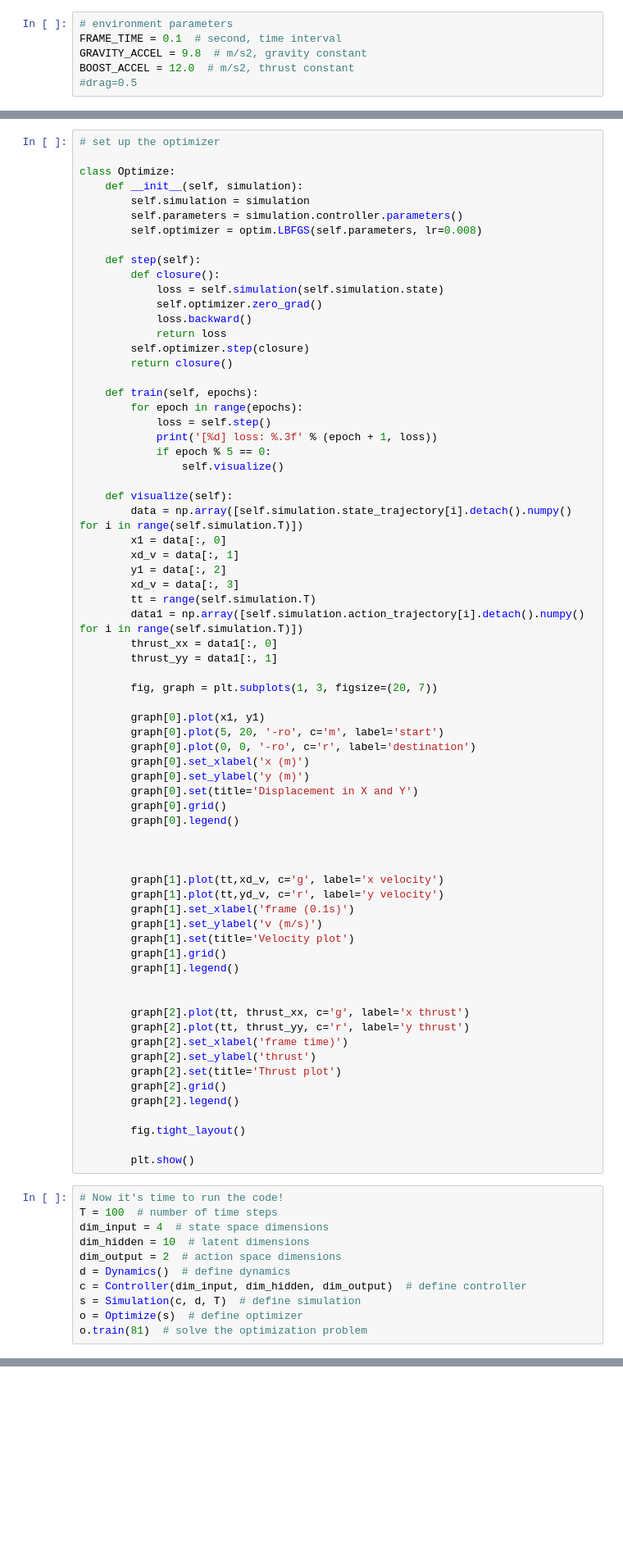
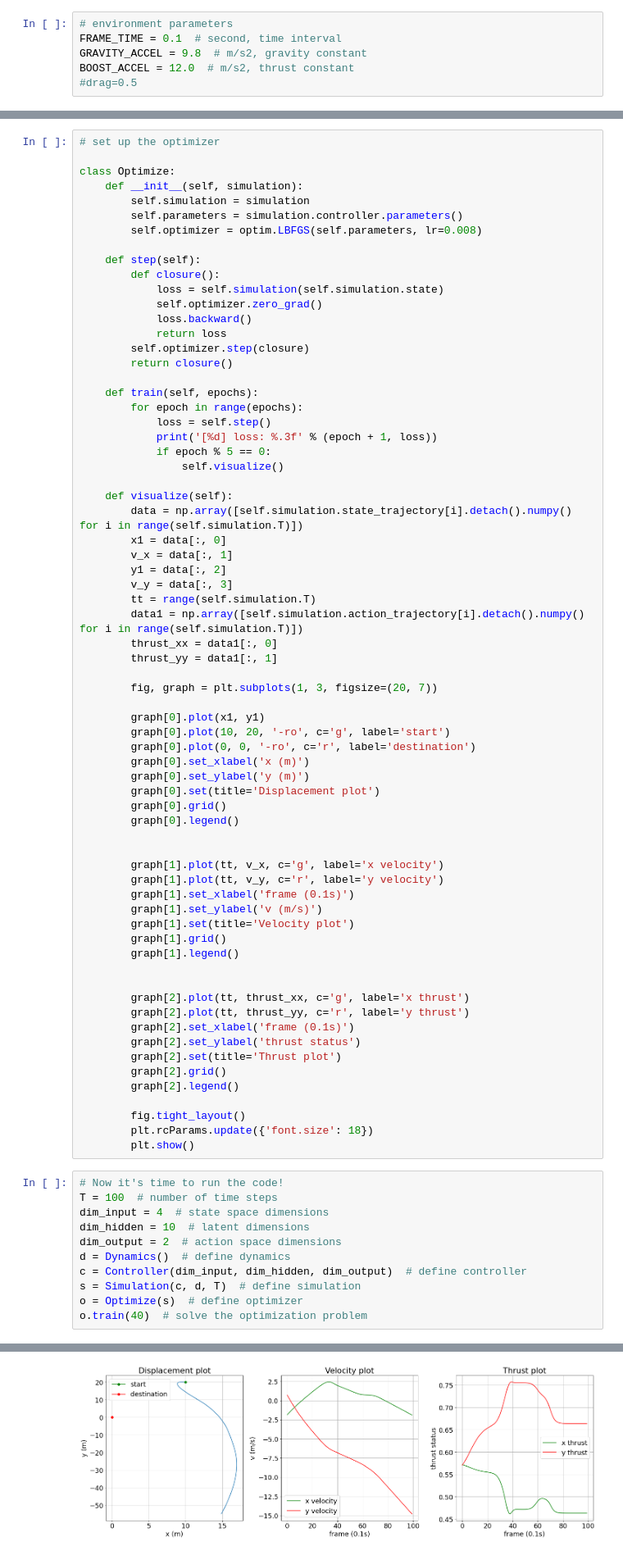
Before and after one commit to Yoneshwar/MAE-598-Design-Optimizations-Class-works, a Jupyter notebook: Project 1 NEW.ipynb, the cells around one changed output, grey strips where cells are left out. Shown at 82% size. Saved outputs shown, nothing was run; the diff lists cells and outputs as text; blank space fills up the shorter version.

```diff
--- a/Project 1 NEW.ipynb
+++ b/Project 1 NEW.ipynb
@@ -194,9 +194,9 @@ class Optimize:
     def visualize(self):
         data = np.array([self.simulation.state_trajectory[i].detach().numpy() for i in range(self.simulation.T)])
         x1 = data[:, 0]
-        xd_v = data[:, 1]
+        v_x = data[:, 1]
         y1 = data[:, 2]
-        xd_v = data[:, 3]
+        v_y = data[:, 3]
         tt = range(self.simulation.T)
         data1 = np.array([self.simulation.action_trajectory[i].detach().numpy() for i in range(self.simulation.T)])
         thrust_xx = data1[:, 0]
@@ -205,18 +205,17 @@ class Optimize:
         fig, graph = plt.subplots(1, 3, figsize=(20, 7))
 
         graph[0].plot(x1, y1)
-        graph[0].plot(5, 20, '-ro', c='m', label='start')
+        graph[0].plot(10, 20, '-ro', c='g', label='start')
         graph[0].plot(0, 0, '-ro', c='r', label='destination')
         graph[0].set_xlabel('x (m)')
         graph[0].set_ylabel('y (m)')
-        graph[0].set(title='Displacement in X and Y')
+        graph[0].set(title='Displacement plot')
         graph[0].grid()
         graph[0].legend()
 
 
-
-        graph[1].plot(tt,xd_v, c='g', label='x velocity')
-        graph[1].plot(tt,yd_v, c='r', label='y velocity')
+        graph[1].plot(tt, v_x, c='g', label='x velocity')
+        graph[1].plot(tt, v_y, c='r', label='y velocity')
         graph[1].set_xlabel('frame (0.1s)')
         graph[1].set_ylabel('v (m/s)')
         graph[1].set(title='Velocity plot')
@@ -226,14 +225,14 @@ class Optimize:
 
         graph[2].plot(tt, thrust_xx, c='g', label='x thrust')
         graph[2].plot(tt, thrust_yy, c='r', label='y thrust')
-        graph[2].set_xlabel('frame time)')
-        graph[2].set_ylabel('thrust')
+        graph[2].set_xlabel('frame (0.1s)')
+        graph[2].set_ylabel('thrust status')
         graph[2].set(title='Thrust plot')
         graph[2].grid()
         graph[2].legend()
 
         fig.tight_layout()
-
+        plt.rcParams.update({'font.size': 18})
         plt.show()
 # %%
 # Now it's time to run the code!
@@ -245,5 +244,5 @@ d = Dynamics()  # define dynamics
 c = Controller(dim_input, dim_hidden, dim_output)  # define controller
 s = Simulation(c, d, T)  # define simulation
 o = Optimize(s)  # define optimizer
-o.train(81)  # solve the optimization problem
+o.train(40)  # solve the optimization problem
 # %% [output]
@@ -250,0 +250 @@ o.train(81)  # solve the optimization problem
+[figure, new version]
```
Also changed, not shown: parts of 2 cells of this notebook.
